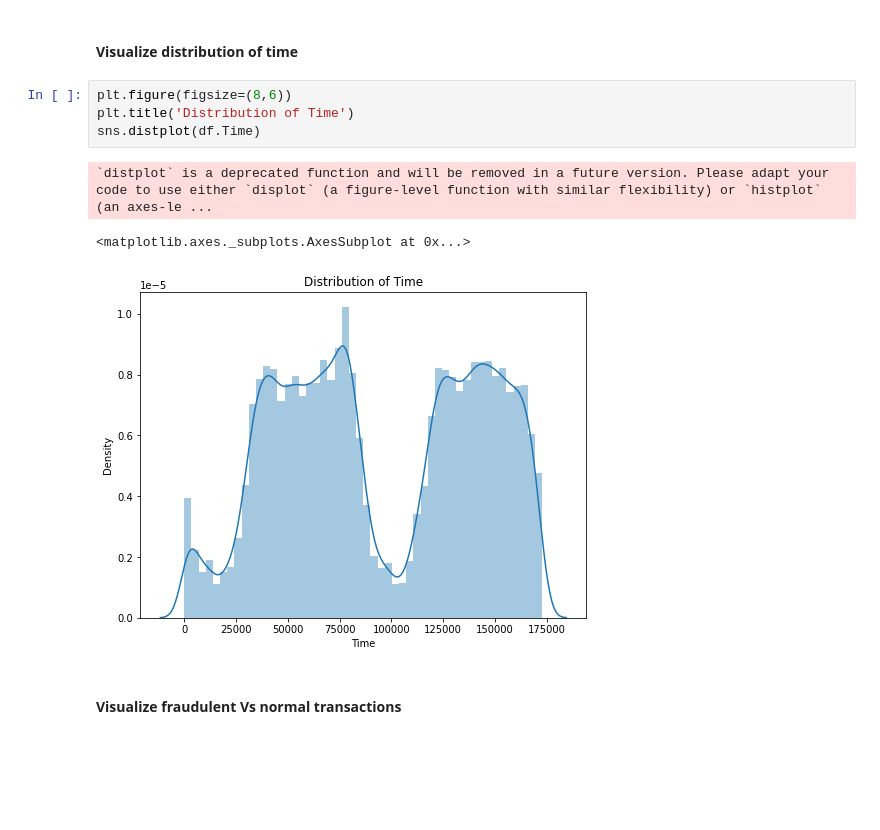
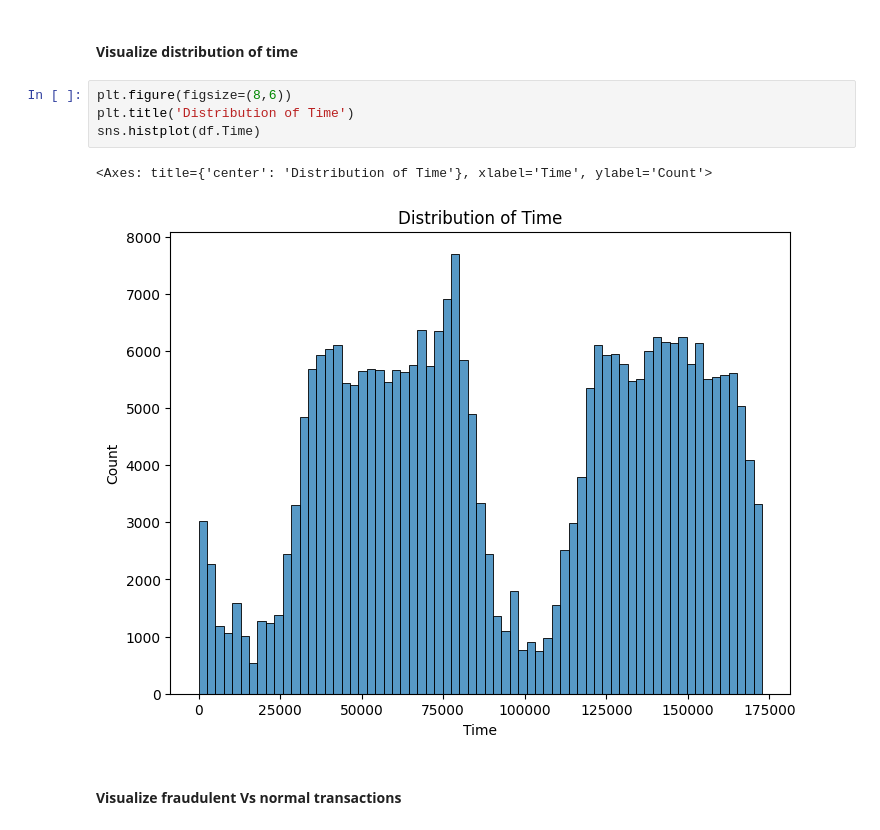
Before and after one commit to JapiKredi/EDA_extensive_library, a Jupyter notebook: Credit_Card_Fraud_Detection.ipynb, the cells around one changed output. Saved outputs shown, nothing was run; the diff lists cells and outputs as text; blank space fills up the shorter version.

```diff
--- a/Credit_Card_Fraud_Detection.ipynb
+++ b/Credit_Card_Fraud_Detection.ipynb
@@ -208,11 +214,10 @@ df.isnull().sum().sum()
 # %%
 plt.figure(figsize=(8,6))
 plt.title('Distribution of Time')
-sns.distplot(df.Time)
+sns.histplot(df.Time)
 # %% [output]
-`distplot` is a deprecated function and will be removed in a future version. Please adapt your code to use either `displot` (a figure-level function with similar flexibility) or `histplot` (an axes-le ...
+<Axes: title={'center': 'Distribution of Time'}, xlabel='Time', ylabel='Count'>
-<matplotlib.axes._subplots.AxesSubplot at 0x...>
-[figure, old version]
+[figure, new version]
 # %% [markdown]
 #### **Visualize fraudulent Vs normal transactions**
 # %%
```
Also changed, not shown: parts of 9 cells of this notebook.
